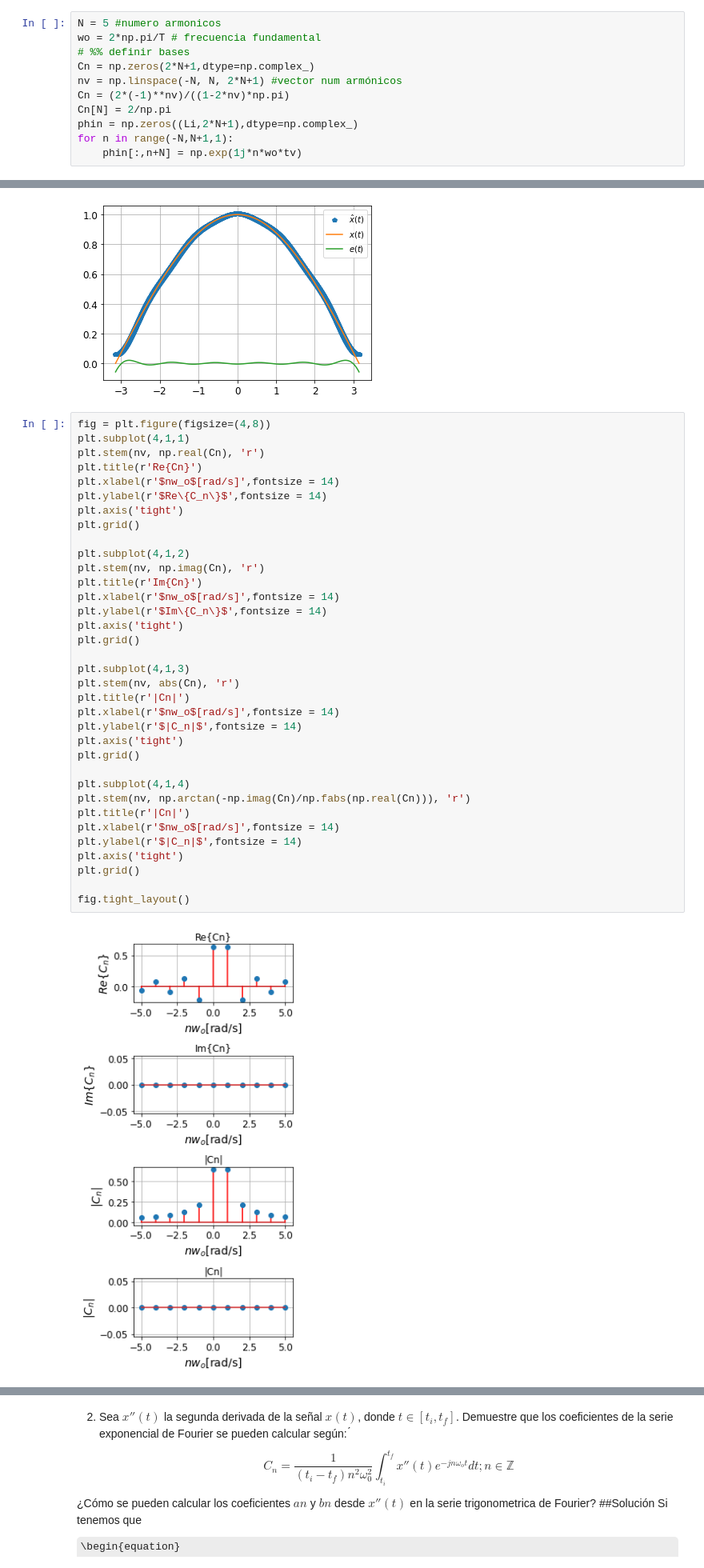
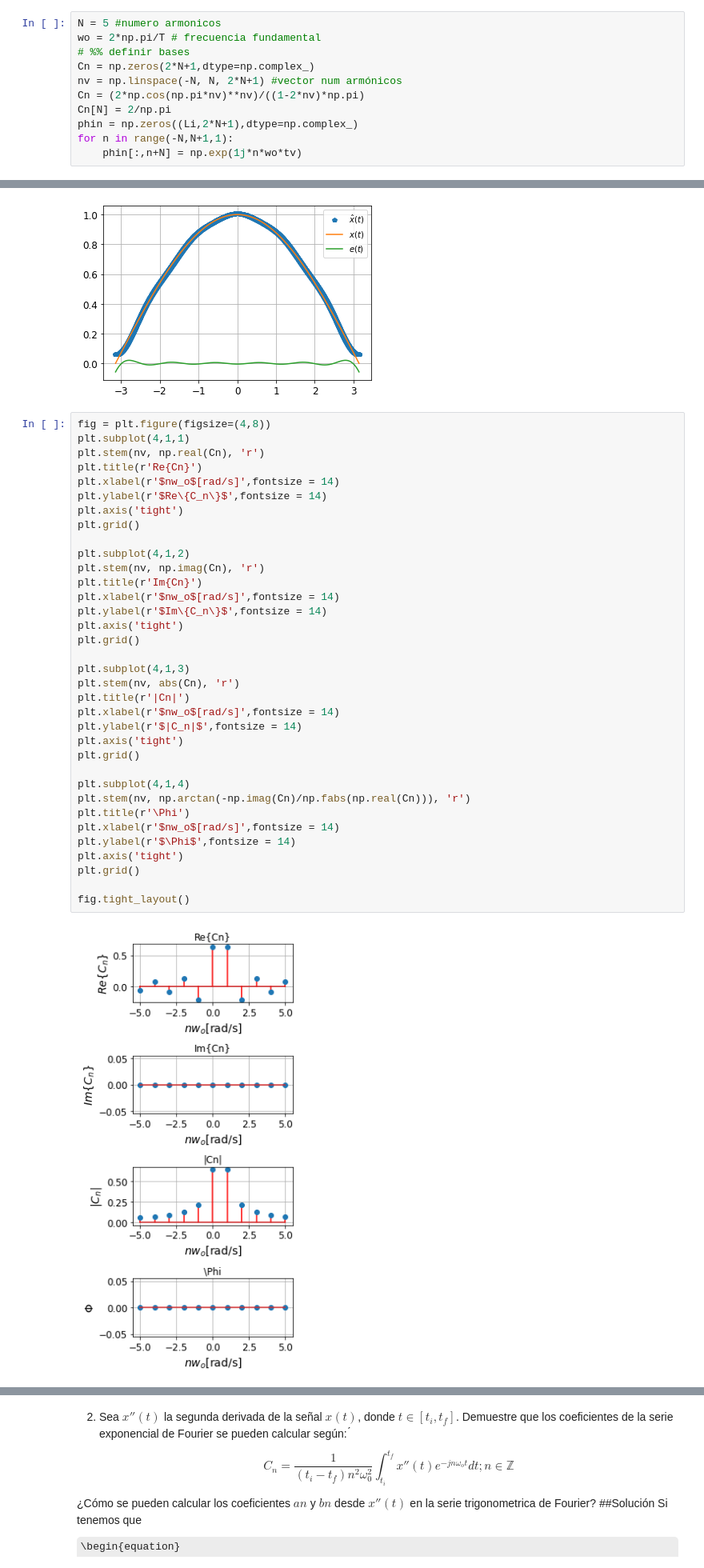
Before and after one commit to sejaramillotr/Taller-2, a Jupyter notebook: Taller_2.ipynb, the cells around one changed output, grey strips where cells are left out. Shown at 80% size. Drawn from its saved outputs; the diff is of its cells as text; some formulas as TeX source.

```diff
--- a/Taller_2.ipynb
+++ b/Taller_2.ipynb
@@ -930,7 +930,7 @@ wo = 2*np.pi/T # frecuencia fundamental
 # %% definir bases
 Cn = np.zeros(2*N+1,dtype=np.complex_)
 nv = np.linspace(-N, N, 2*N+1) #vector num armónicos
-Cn = (2*(-1)**nv)/((1-2*nv)*np.pi)
+Cn = (2*np.cos(np.pi*nv)**nv)/((1-2*nv)*np.pi)
 Cn[N] = 2/np.pi
 phin = np.zeros((Li,2*N+1),dtype=np.complex_)
 for n in range(-N,N+1,1):
@@ -952,36 +952,36 @@ plt.stem(nv, np.real(Cn), 'r')
 plt.title(r'Re{Cn}')
 plt.xlabel(r'$nw_o$[rad/s]',fontsize = 14)
 plt.ylabel(r'$Re\{C_n\}$',fontsize = 14)
 plt.axis('tight')
 plt.grid()
 
 plt.subplot(4,1,2)
 plt.stem(nv, np.imag(Cn), 'r')
 plt.title(r'Im{Cn}')
 plt.xlabel(r'$nw_o$[rad/s]',fontsize = 14)
 plt.ylabel(r'$Im\{C_n\}$',fontsize = 14)
 plt.axis('tight')
 plt.grid()
 
 plt.subplot(4,1,3)
 plt.stem(nv, abs(Cn), 'r')
 plt.title(r'|Cn|')
 plt.xlabel(r'$nw_o$[rad/s]',fontsize = 14)
 plt.ylabel(r'$|C_n|$',fontsize = 14)
 plt.axis('tight')
 plt.grid()
 
 plt.subplot(4,1,4)
 plt.stem(nv, np.arctan(-np.imag(Cn)/np.fabs(np.real(Cn))), 'r')
-plt.title(r'|Cn|')
+plt.title(r'\Phi')
 plt.xlabel(r'$nw_o$[rad/s]',fontsize = 14)
-plt.ylabel(r'$|C_n|$',fontsize = 14)
+plt.ylabel(r'$\Phi$',fontsize = 14)
 plt.axis('tight')
 plt.grid()
 
 fig.tight_layout()
 # %% [output]
-[figure, old version]
+[figure, new version]
 # %%
 from ipywidgets import interact,IntSlider
 Px = 1 # estimar según señal estudiada
```
Also changed, not shown: parts of 10 cells of this notebook.
